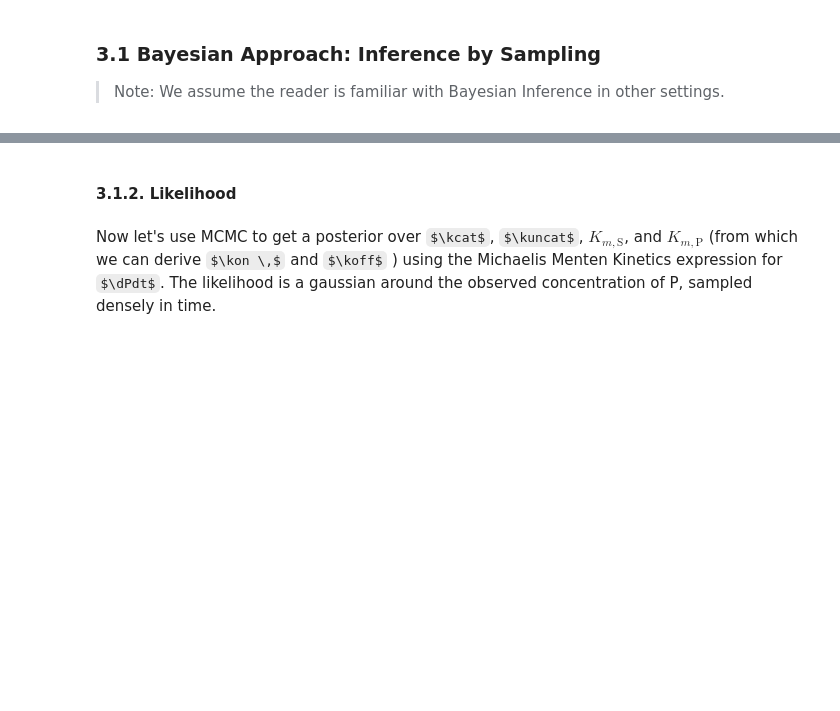
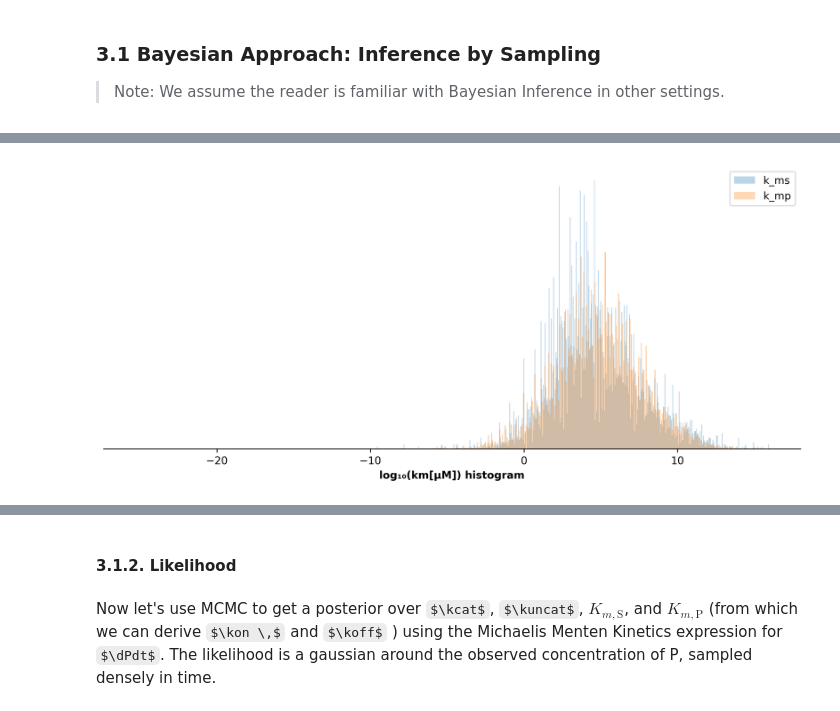
Before and after one commit to alexlenail/back_of_my_envelope, a Jupyter notebook: _notebooks/Enzyme-Kinetic-Parameter-Inference.ipynb, the cells around one changed output, grey strips where cells are left out. Cells and saved outputs as stored; diff of their text form; code cells hidden in the pictures; some formulas as TeX source; blank space fills up the shorter version.

```diff
--- a/_notebooks/Enzyme-Kinetic-Parameter-Inference.ipynb
+++ b/_notebooks/Enzyme-Kinetic-Parameter-Inference.ipynb
@@ -535,0 +530,40 @@ scipy.stats.lognorm?
+# %%
+#collapse
+# import kinetic parameter database
+df = pd.read_excel('../data/Enzyme_Kinetic_Parameter_Inference/Moderately_Efficient_Enzyme/bi2002289_si_003.xls', 1)[['Reaction direction (KEGG)','KM (µM)','kcat (1/sec)']]
+
+empirical_kms = df.loc[df['Reaction direction (KEGG)'] == 1, 'KM (µM)'].dropna().rename('k_ms')
+empirical_kmp = df.loc[df['Reaction direction (KEGG)'] == -1, 'KM (µM)'].dropna().rename('k_mp')
+empirical_kcat = df.loc[df['Reaction direction (KEGG)'] == 1, 'kcat (1/sec)'].dropna().rename('k_cat')
+empirical_koff = df.loc[df['Reaction direction (KEGG)'] == -1, 'kcat (1/sec)'].dropna().rename('k_off')
+
+empirical_joint_forward_params = df.loc[df['Reaction direction (KEGG)'] == 1, ['KM (µM)','kcat (1/sec)']].dropna().rename(columns={'KM (µM)':'k_ms', 'kcat (1/sec)':'k_cat'})
+empirical_joint_reverse_params = df.loc[df['Reaction direction (KEGG)'] == -1, ['KM (µM)','kcat (1/sec)']].dropna().rename(columns={'KM (µM)':'k_mp', 'kcat (1/sec)':'k_off'})
+# %%
+#collapse
+# figure styles
+def fig_style_2(ax):
+    for side in ["right","top","left"]: ax.spines[side].set_visible(False)
+    ax.get_yaxis().set_visible(False)
+# %%
+#collapse
+# plot km distribution in log-space
+log_empirical_kms = np.log(empirical_kms)
+log_empirical_kmp = np.log(empirical_kmp)
+
+log_kms_normal = scipy.stats.norm(loc=log_empirical_kms.mean(), scale=log_empirical_kms.std())
+log_kmp_normal = scipy.stats.norm(loc=log_empirical_kmp.mean(), scale=log_empirical_kmp.std())
+
+ax = log_empirical_kms.plot.hist(bins=500, alpha=0.3, density=1, legend=True)
+log_empirical_kmp.plot.hist(bins=500, ax=ax, alpha=0.3, density=1, legend=True)
+
+ax.set_xlabel('log₁₀(km[µM]) histogram',  weight='bold')
+fig_style_2(ax)
+
+# x1 = np.linspace(log_kms_normal.ppf(0.01), log_kms_normal.ppf(0.99), 100)
+# ax.plot(x1, log_kms_normal.pdf(x1)*ax.get_ylim()[1]*3, '-', lw=0.6, color='dodgerblue')
+
+# x2 = np.linspace(log_kmp_normal.ppf(0.01), log_kmp_normal.ppf(0.99), 100)
+# ax.plot(x2, log_kmp_normal.pdf(x2)*ax.get_ylim()[1]*3, '-', lw=0.8, color='peru')
+# %% [output]
+[figure, added]
```
Also changed, not shown: parts of 25 cells of this notebook, 4 other files.
